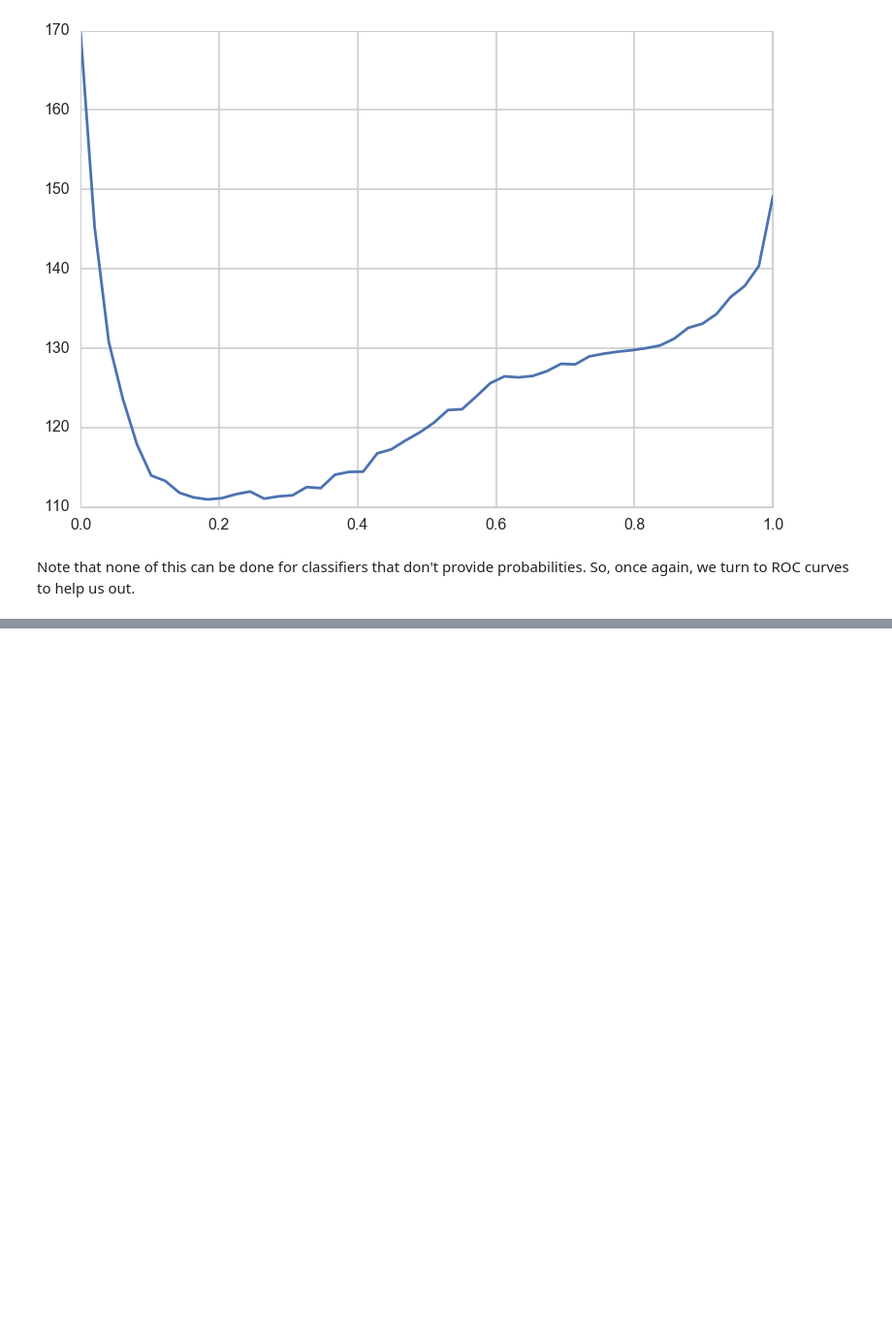
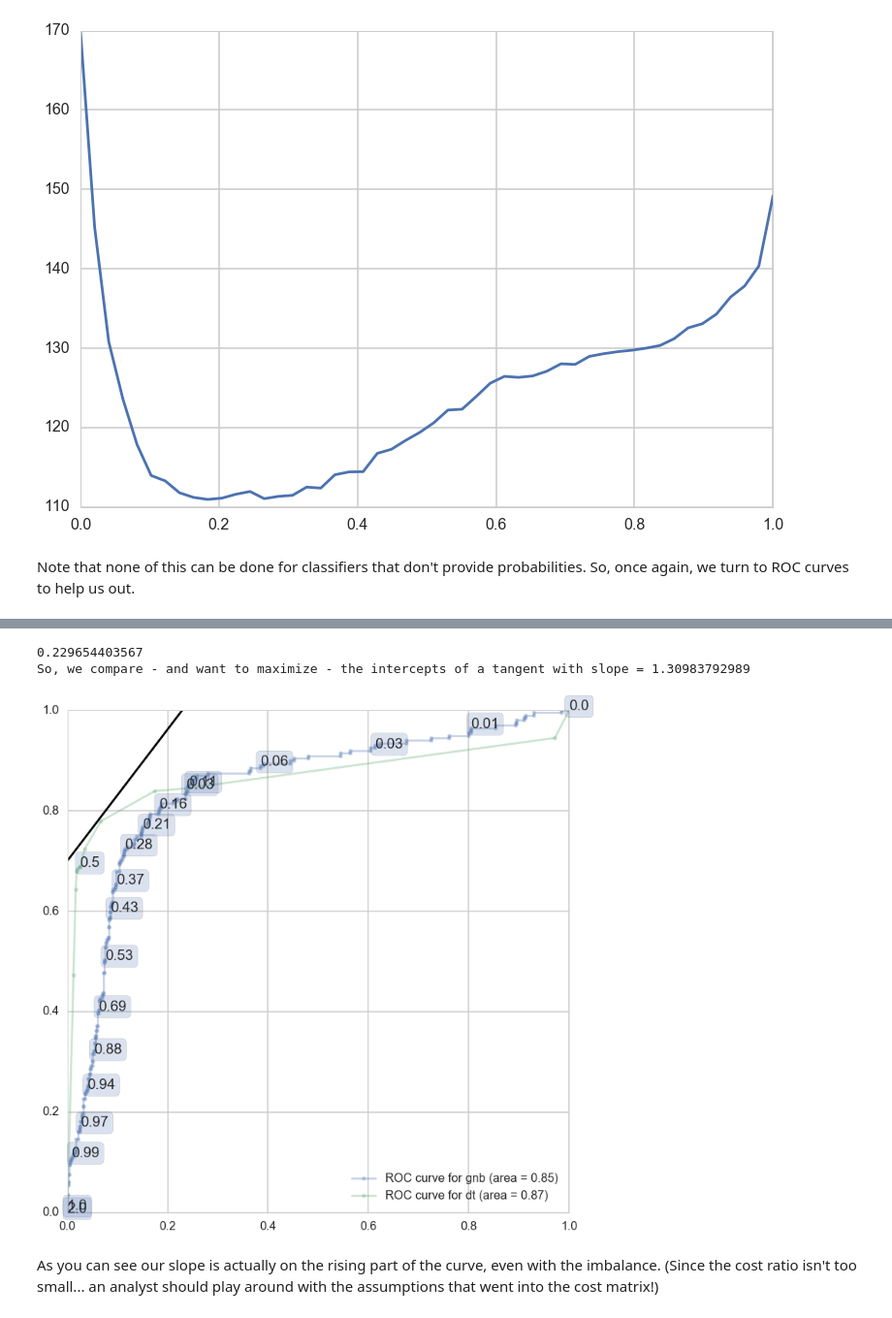
Before and after one commit to suyashSax/CS-109, a Jupyter notebook: Week 7/Lab 6 - Comparing Models on Churn Dataset.ipynb, the cells around one changed output, grey strips where cells are left out. Shown at 97% size. Saved outputs shown, nothing was run; the diff lists cells and outputs as text; code cells hidden in the pictures; blank space fills up the shorter version.

Commit message:
Churn - Compare cost curves

```diff
--- a/Week 7/Lab 6 - Comparing Models on Churn Dataset.ipynb
+++ b/Week 7/Lab 6 - Comparing Models on Churn Dataset.ipynb
@@ -543,0 +580,24 @@ Note that none of this can be done for classifiers that don't provide probabilit
+# %%
+print rat(cost)
+slope = rat(cost)*(np.mean(ytest==0)/np.mean(ytest==1))
+print "So, we compare - and want to maximize - the intercepts of a tangent with slope =", slope
+# %% [output]
+0.229654403567
+So, we compare - and want to maximize - the intercepts of a tangent with slope = 1.30983792989
+# %%
+z1=np.arange(0.,1., 0.02)
+def plot_line(ax, intercept):
+    plt.figure(figsize=(12,12))
+    ax=plt.gca()
+    ax.set_xlim([0.0,1.0])
+    ax.set_ylim([0.0,1.0])
+    make_roc("gnb",clfgnb, ytest, Xtest, ax, labe=15)
+    make_roc("dt",clfdt, ytest, Xtest, ax, labe=5)
+    ax.plot(z1 , slope*z1 + intercept, 'k-')
+# %%
+from IPython.html.widgets import interact, fixed
+interact(plot_line, ax=fixed(ax), intercept=(0.0,1.0, 0.02))
+# %% [output]
+[figure, added]
+# %% [markdown]
+As you can see our slope is actually on the rising part of the curve, even with the imbalance. (Since the cost ratio isn't too small... an analyst should play around with the assumptions that went into the cost matrix!)
```
Also changed, not shown: parts of 12 cells of this notebook.
